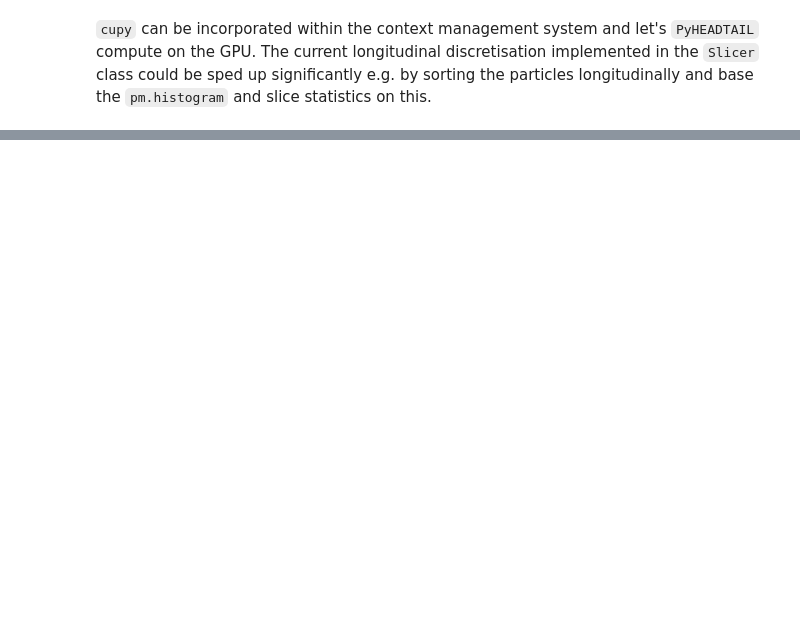
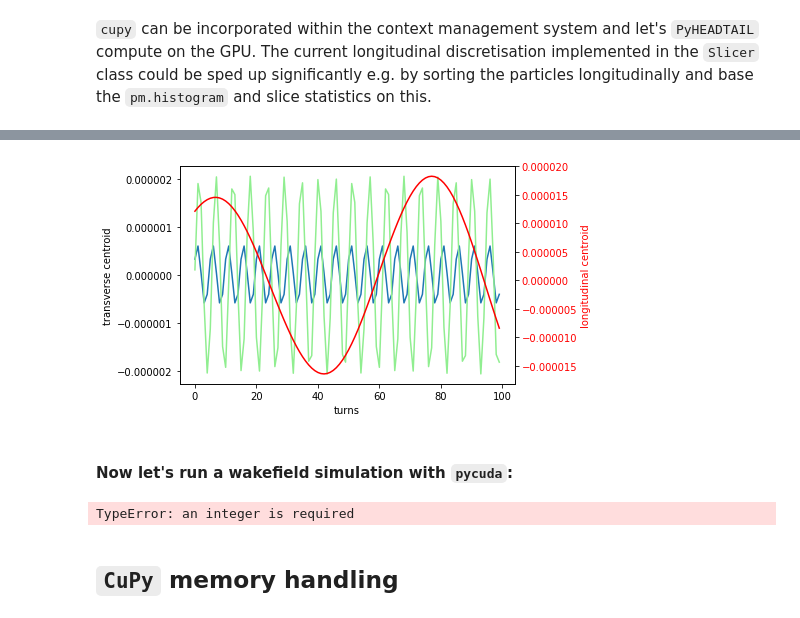
Before and after one commit to aoeftiger/PyHEADTAIL_concept_testing, a Jupyter notebook: PyHEADTAIL_concept_testing.ipynb, the cells around one changed output, grey strips where cells are left out. Drawn from its saved outputs; the diff is of its cells as text; code cells hidden in the pictures; blank space fills up the shorter version.

```diff
--- a/PyHEADTAIL_concept_testing.ipynb
+++ b/PyHEADTAIL_concept_testing.ipynb
@@ -1093,0 +1317,31 @@ Line #      Hits         Time  Per Hit   % Time  Line Contents
+# %%
+beam = get_beam()
+# %%
+n_turns = 100
+
+mean_x = np.empty(n_turns, dtype=float)
+mean_y = np.empty_like(mean_x)
+mean_z = np.empty_like(mean_x)
+
+with GPU_pycuda(beam):
+    # TRACKING!
+    for turn in range(n_turns):
+        for el in one_turn_map:
+            el.track(beam)
+            mean_x[turn] = beam.mean_x().get()
+            mean_y[turn] = beam.mean_y().get()
+            mean_z[turn] = beam.mean_z().get()
+# %%
+plt.plot(mean_x)
+plt.plot(mean_y, color='lightgreen')
+plt.xlabel('turns')
+plt.ylabel('transverse centroid')
+plt.twinx()
+plt.plot(mean_z, color='red')
+for l in plt.gca().get_yticklabels():
+    l.set_color('red')
+plt.ylabel('longitudinal centroid', color='red');
+# %% [output]
+[figure, added]
+# %% [markdown]
+#### Now let's run a wakefield simulation with `pycuda`:
@@ -1093,0 +1350,19 @@ Line #      Hits         Time  Per Hit   % Time  Line Contents
+# %%
+n_turns = 100
+
+mean_x = np.empty(n_turns, dtype=float)
+mean_y = np.empty_like(mean_x)
+mean_z = np.empty_like(mean_x)
+
+with GPU_pycuda(beam):
+    # TRACKING!
+    for turn in range(n_turns):
+        for el in one_turn_map_with_wf:
+            el.track(beam)
+            mean_x[turn] = beam.mean_x().get()
+            mean_y[turn] = beam.mean_y().get()
+            mean_z[turn] = beam.mean_z().get()
+# %% [output]
+TypeError: an integer is required
+# %% [markdown]
+## `CuPy` memory handling
```
Also changed, not shown: parts of 56 cells of this notebook.
